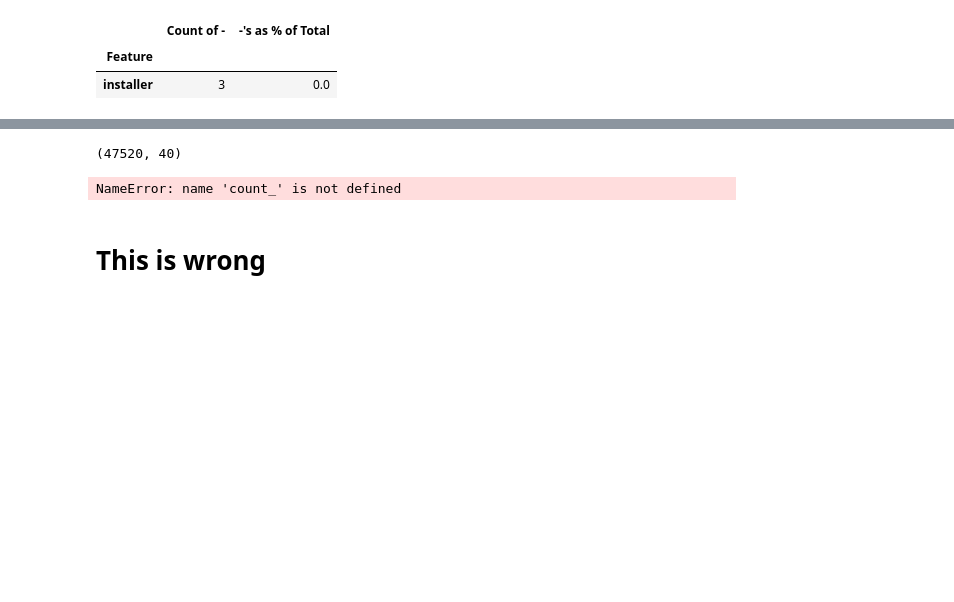
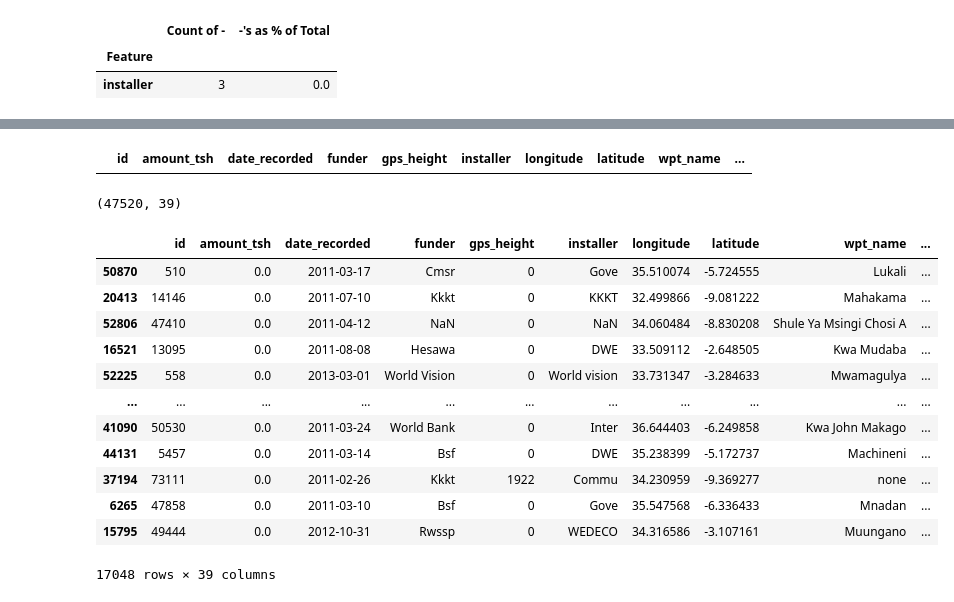
Before and after one commit to KCristopher/drivendata_competitions, a Jupyter notebook: data_mining_water_table/pump_water.ipynb, the cells around one changed output, grey strips where cells are left out. Drawn from its saved outputs; the diff is of its cells as text; code cells hidden in the pictures; blank space fills up the shorter version.

```diff
--- a/data_mining_water_table/pump_water.ipynb
+++ b/data_mining_water_table/pump_water.ipynb
@@ -27,6 +27,8 @@ import sys
 sys.path.append('/home/krzysiek/drivendata/drivendata_competitions/functions')
 from eda_automations import *
 from sklearn.model_selection import train_test_split
+import random as r
+pd.set_option('display.max_columns', None)
 # %%
 df = pd.read_csv('https://s3.amazonaws.com/drivendata/data/7/public/4910797b-ee55-40a7-8668-10efd5c1b960.csv')
 # %%
@@ -350,0 +378,2 @@ Regardless whether num_private, for which description is not available, can real
+# %%
+X_train.loc[ : , 'installer'] = X_train['installer'].apply(lambda x : np.nan if x == '-' else x)
@@ -351,9 +386,8 @@ Regardless whether num_private, for which description is not available, can real
+# %%
+X_train[X_train.installer == '-']
+# %% [output]
+|  | id | amount_tsh | date_recorded | funder | gps_height | installer | longitude | latitude | wpt_name | ... |
 # %%
 X_train.shape
 # %% [output]
-(47520, 40)
+(47520, 39)
-# %%
-zero_values_per_feature = count_, values(X_train, 0)
-zero_values_per_feature
-# %% [output]
-NameError: name 'count_' is not defined
@@ -366,2 +394,16 @@ for z in zero_values_per_feature.index :
-# %% [markdown]
-# This is wrong
+# %%
+X_train[X_train.population == 0]
+# %% [output]
+|  | id | amount_tsh | date_recorded | funder | gps_height | installer | longitude | latitude | wpt_name | ... |
+| 50870 | 510 | 0.0 | 2011-03-17 | Cmsr | 0 | Gove | 35.510074 | -5.724555 | Lukali | ... |
+| 20413 | 14146 | 0.0 | 2011-07-10 | Kkkt | 0 | KKKT | 32.499866 | -9.081222 | Mahakama | ... |
+| 52806 | 47410 | 0.0 | 2011-04-12 | NaN | 0 | NaN | 34.060484 | -8.830208 | Shule Ya Msingi Chosi A | ... |
+| 16521 | 13095 | 0.0 | 2011-08-08 | Hesawa | 0 | DWE | 33.509112 | -2.648505 | Kwa Mudaba | ... |
+| 52225 | 558 | 0.0 | 2013-03-01 | World Vision | 0 | World vision | 33.731347 | -3.284633 | Mwamagulya | ... |
+| ... | ... | ... | ... | ... | ... | ... | ... | ... | ... | ... |
+| 41090 | 50530 | 0.0 | 2011-03-24 | World Bank | 0 | Inter | 36.644403 | -6.249858 | Kwa John Makago | ... |
+| 44131 | 5457 | 0.0 | 2011-03-14 | Bsf | 0 | DWE | 35.238399 | -5.172737 | Machineni | ... |
+| 37194 | 73111 | 0.0 | 2011-02-26 | Kkkt | 1922 | Commu | 34.230959 | -9.369277 | none | ... |
+| 6265 | 47858 | 0.0 | 2011-03-10 | Bsf | 0 | Gove | 35.547568 | -6.336433 | Mnadan | ... |
+| 15795 | 49444 | 0.0 | 2012-10-31 | Rwssp | 0 | WEDECO | 34.316586 | -3.107161 | Muungano | ... |
+17048 rows × 39 columns
```
Also changed, not shown: parts of 32 cells of this notebook.
